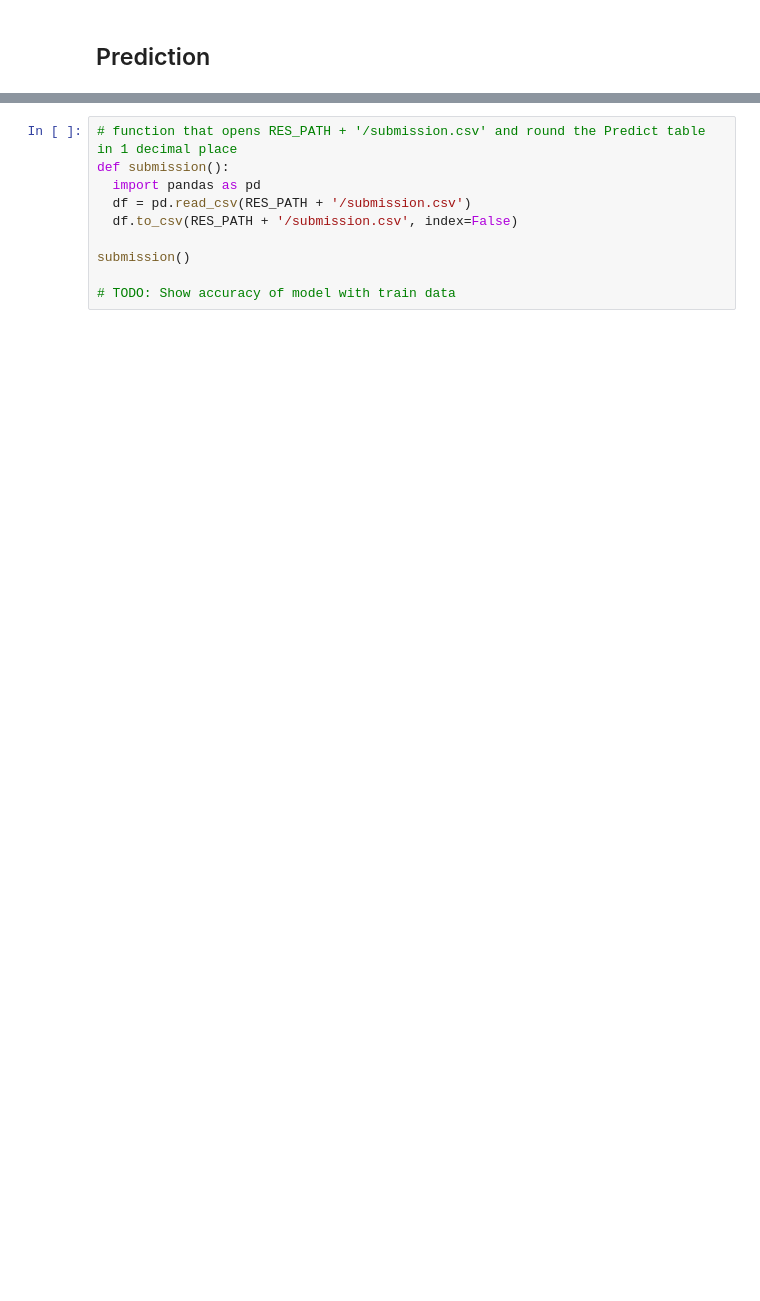
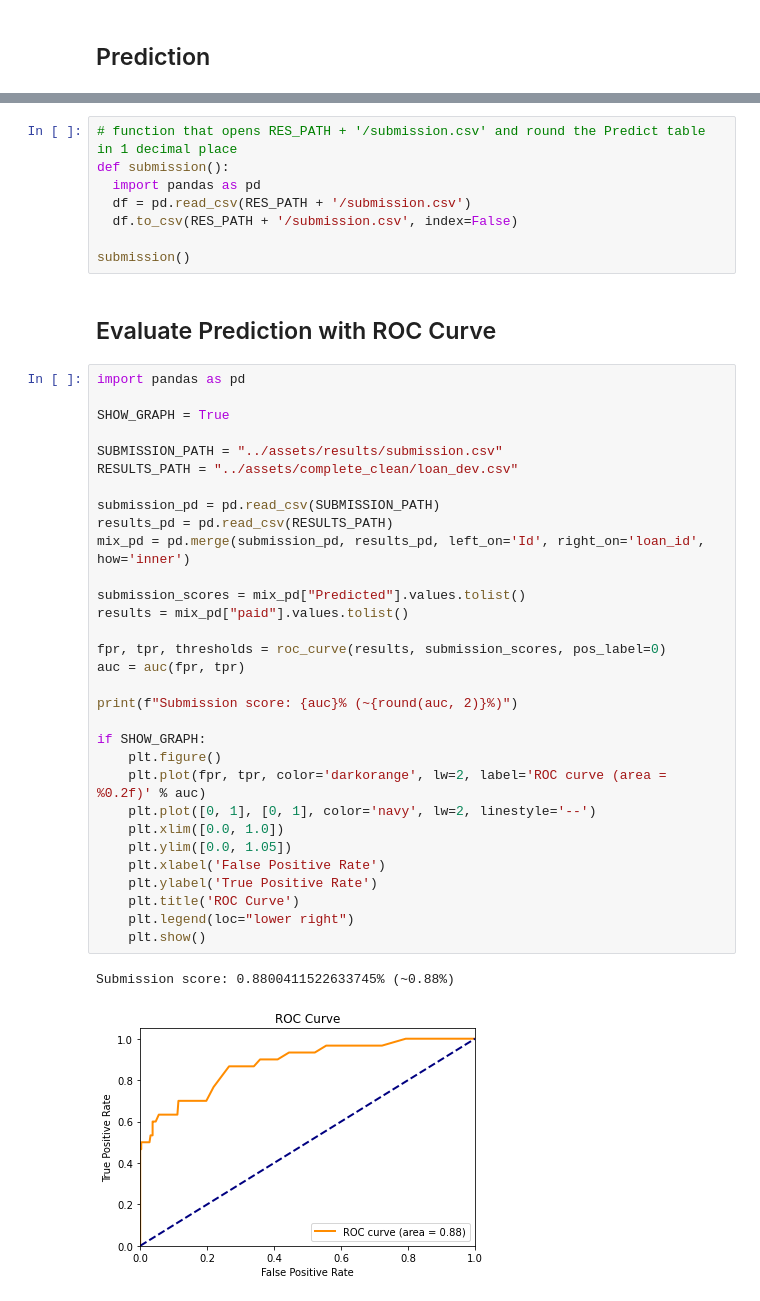
Before and after one commit to ruialves35/feup-ac, a Jupyter notebook: src/predictions.ipynb, the cells around one changed output, grey strips where cells are left out. Cells and saved outputs as stored; diff of their text form; blank space fills up the shorter version.

```diff
--- a/src/predictions.ipynb
+++ b/src/predictions.ipynb
@@ -206,5 +233,39 @@ def submission():
   df.to_csv(RES_PATH + '/submission.csv', index=False)
 
 submission()
-
-# TODO: Show accuracy of model with train data
+# %% [markdown]
+## Evaluate Prediction with ROC Curve
+# %%
+import pandas as pd
+
+SHOW_GRAPH = True
+
+SUBMISSION_PATH = "../assets/results/submission.csv"
+RESULTS_PATH = "../assets/complete_clean/loan_dev.csv"
+
+submission_pd = pd.read_csv(SUBMISSION_PATH)
+results_pd = pd.read_csv(RESULTS_PATH)
+mix_pd = pd.merge(submission_pd, results_pd, left_on='Id', right_on='loan_id', how='inner')
+
+submission_scores = mix_pd["Predicted"].values.tolist()
+results = mix_pd["paid"].values.tolist()
+
+fpr, tpr, thresholds = roc_curve(results, submission_scores, pos_label=0)
+auc = auc(fpr, tpr)
+
+print(f"Submission score: {auc}% (~{round(auc, 2)}%)")
+
+if SHOW_GRAPH:
+    plt.figure()
+    plt.plot(fpr, tpr, color='darkorange', lw=2, label='ROC curve (area = %0.2f)' % auc)
+    plt.plot([0, 1], [0, 1], color='navy', lw=2, linestyle='--')
+    plt.xlim([0.0, 1.0])
+    plt.ylim([0.0, 1.05])
+    plt.xlabel('False Positive Rate')
+    plt.ylabel('True Positive Rate')
+    plt.title('ROC Curve')
+    plt.legend(loc="lower right")
+    plt.show()
+# %% [output]
+Submission score: 0.8800411522633745% (~0.88%)
+[figure, added]
```
Also changed, not shown: parts of 20 cells of this notebook, 5 other files.
